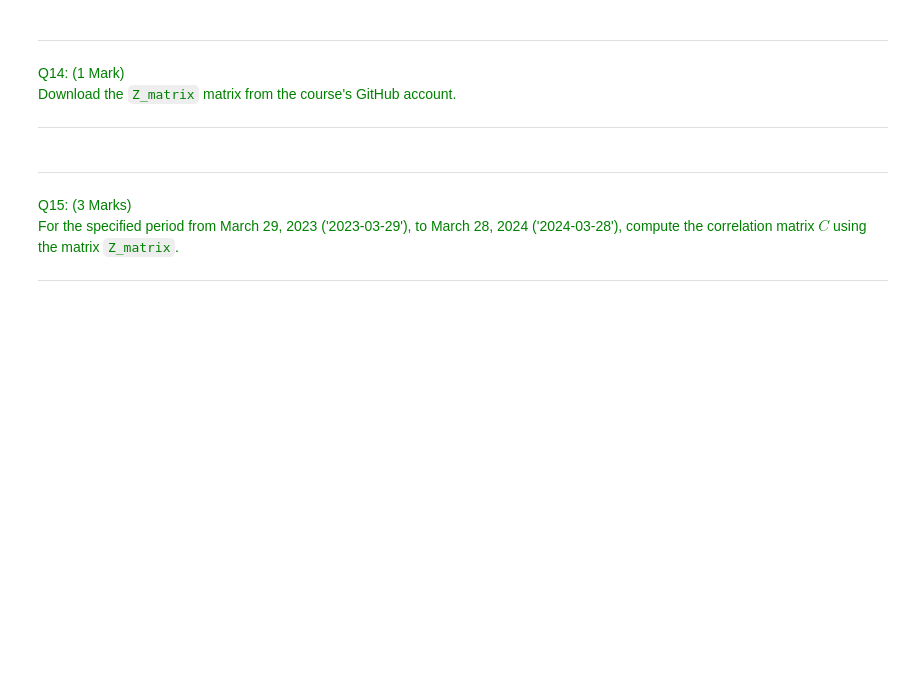
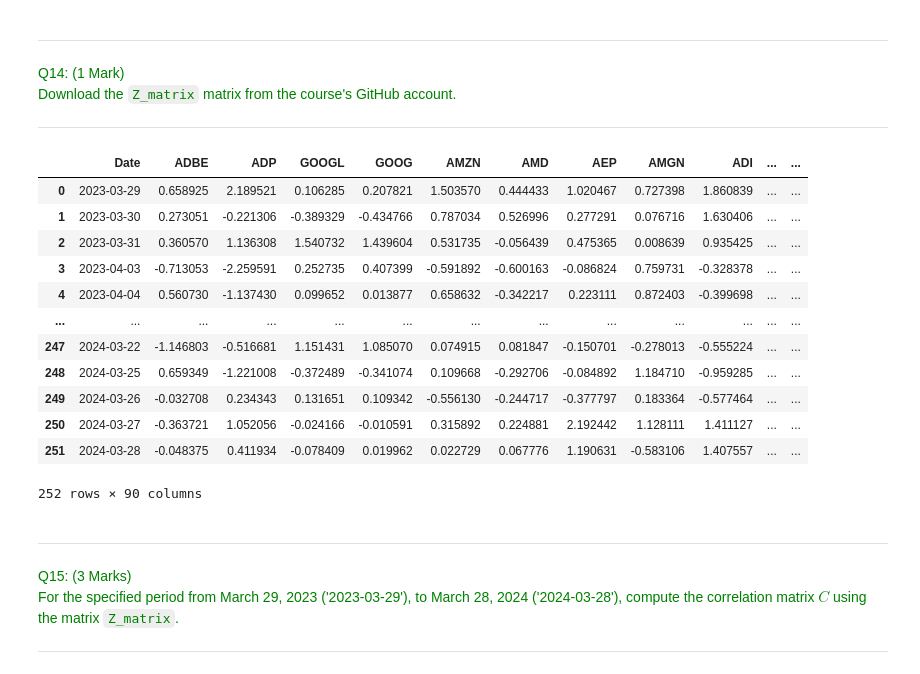
Before and after one commit to Rosie0104/Machine-Learning-and-Finance, a Jupyter notebook: Coursework/CourseWork.ipynb, the cells around one changed output. Drawn from its saved outputs; the diff is of its cells as text; code cells hidden in the pictures; blank space fills up the shorter version.

```diff
--- a/Coursework/CourseWork.ipynb
+++ b/Coursework/CourseWork.ipynb
@@ -524,3 +654,20 @@ Download the `Z_matrix` matrix from the course's GitHub account.
+# %%
+Z_matrix = pd.read_csv("Z_matrix.csv")
+Z_matrix
+# %% [output]
+|  | Date | ADBE | ADP | GOOGL | GOOG | AMZN | AMD | AEP | AMGN | ADI | ... | ... |
+| 0 | 2023-03-29 | 0.658925 | 2.189521 | 0.106285 | 0.207821 | 1.503570 | 0.444433 | 1.020467 | 0.727398 | 1.860839 | ... | ... |
+| 1 | 2023-03-30 | 0.273051 | -0.221306 | -0.389329 | -0.434766 | 0.787034 | 0.526996 | 0.277291 | 0.076716 | 1.630406 | ... | ... |
+| 2 | 2023-03-31 | 0.360570 | 1.136308 | 1.540732 | 1.439604 | 0.531735 | -0.056439 | 0.475365 | 0.008639 | 0.935425 | ... | ... |
+| 3 | 2023-04-03 | -0.713053 | -2.259591 | 0.252735 | 0.407399 | -0.591892 | -0.600163 | -0.086824 | 0.759731 | -0.328378 | ... | ... |
+| 4 | 2023-04-04 | 0.560730 | -1.137430 | 0.099652 | 0.013877 | 0.658632 | -0.342217 | 0.223111 | 0.872403 | -0.399698 | ... | ... |
+| ... | ... | ... | ... | ... | ... | ... | ... | ... | ... | ... | ... | ... |
+| 247 | 2024-03-22 | -1.146803 | -0.516681 | 1.151431 | 1.085070 | 0.074915 | 0.081847 | -0.150701 | -0.278013 | -0.555224 | ... | ... |
+| 248 | 2024-03-25 | 0.659349 | -1.221008 | -0.372489 | -0.341074 | 0.109668 | -0.292706 | -0.084892 | 1.184710 | -0.959285 | ... | ... |
+| 249 | 2024-03-26 | -0.032708 | 0.234343 | 0.131651 | 0.109342 | -0.556130 | -0.244717 | -0.377797 | 0.183364 | -0.577464 | ... | ... |
+| 250 | 2024-03-27 | -0.363721 | 1.052056 | -0.024166 | -0.010591 | 0.315892 | 0.224881 | 2.192442 | 1.128111 | 1.411127 | ... | ... |
+| 251 | 2024-03-28 | -0.048375 | 0.411934 | -0.078409 | 0.019962 | 0.022729 | 0.067776 | 1.190631 | -0.583106 | 1.407557 | ... | ... |
+252 rows × 90 columns
 # %% [markdown]
 ---
 <font color=green>Q15: (3 Marks) </font>
```
Also changed, not shown: parts of 30 cells of this notebook.
